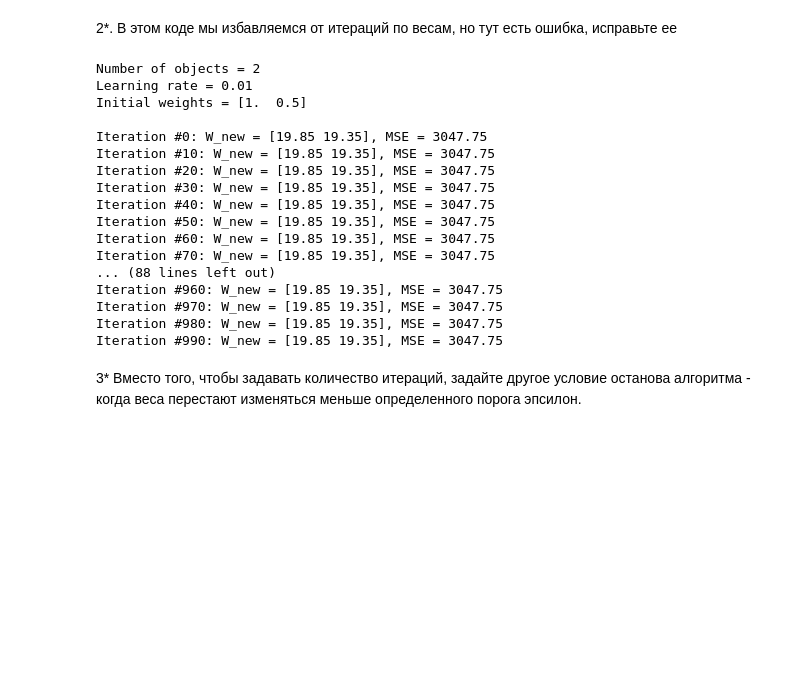
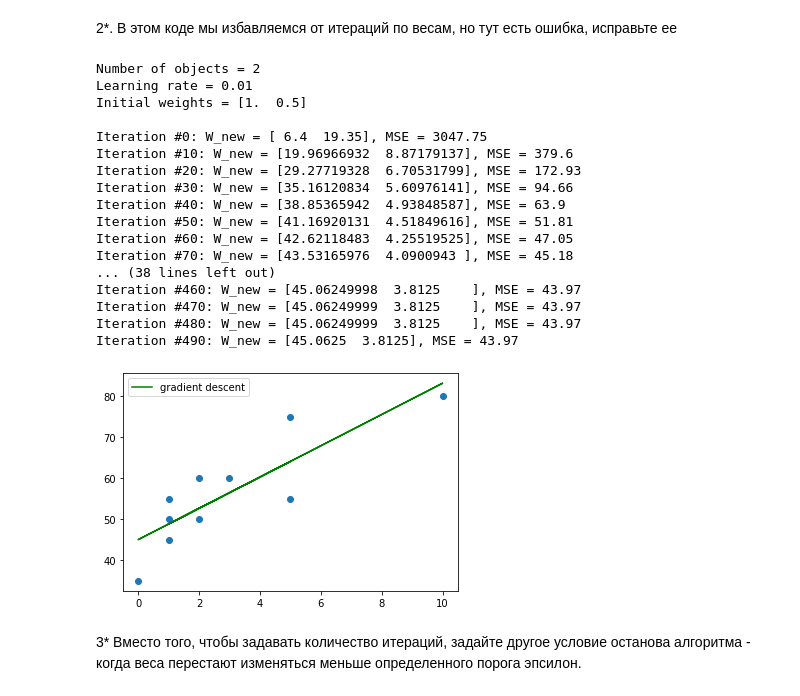
Before and after one commit to AndreiBazhenau/gb, a Jupyter notebook: algorithms_analysis/hw_1.ipynb, the cells around one changed output. Saved outputs shown, nothing was run; the diff lists cells and outputs as text; code cells hidden in the pictures; blank space fills up the shorter version.

```diff
--- a/algorithms_analysis/hw_1.ipynb
+++ b/algorithms_analysis/hw_1.ipynb
@@ -76,8 +81,8 @@ Text(0, 0.5, 'MSE')
 # %%
 n = X.shape[1]
 
-eta = 0.01
-n_iter = 1000
+eta = 1e-2
+n_iter = 500
 
 W = np.array([1, 0.5])
 print(f'Number of objects = {n} \
@@ -93,7 +98,7 @@ for i in range(n_iter):
 #     if i % 10 == 0:
 #         print(f'Iteration #{i}: W_new = {W}, MSE = {round(err,2)}')
     # ИЗМЕНЕНИЯ
-    W -= eta * (1/n * 2 * np.dot(X[:, 1], y_pred - y))
+    W -= eta * (1/n * 2 * np.dot(X.T, y_pred - y))
     if i % 10 == 0:
         print(f'Iteration #{i}: W_new = {W}, MSE = {round(err,2)}')
 # %% [output]
@@ -101,18 +106,26 @@ Number of objects = 2
 Learning rate = 0.01
 Initial weights = [1.  0.5]
 
-Iteration #0: W_new = [19.85 19.35], MSE = 3047.75
-Iteration #10: W_new = [19.85 19.35], MSE = 3047.75
-Iteration #20: W_new = [19.85 19.35], MSE = 3047.75
-Iteration #30: W_new = [19.85 19.35], MSE = 3047.75
-Iteration #40: W_new = [19.85 19.35], MSE = 3047.75
-Iteration #50: W_new = [19.85 19.35], MSE = 3047.75
-Iteration #60: W_new = [19.85 19.35], MSE = 3047.75
-Iteration #70: W_new = [19.85 19.35], MSE = 3047.75
-... (88 lines left out)
-Iteration #960: W_new = [19.85 19.35], MSE = 3047.75
-Iteration #970: W_new = [19.85 19.35], MSE = 3047.75
-Iteration #980: W_new = [19.85 19.35], MSE = 3047.75
-Iteration #990: W_new = [19.85 19.35], MSE = 3047.75
+Iteration #0: W_new = [ 6.4  19.35], MSE = 3047.75
+Iteration #10: W_new = [19.96966932  8.87179137], MSE = 379.6
+Iteration #20: W_new = [29.27719328  6.70531799], MSE = 172.93
+Iteration #30: W_new = [35.16120834  5.60976141], MSE = 94.66
+Iteration #40: W_new = [38.85365942  4.93848587], MSE = 63.9
+Iteration #50: W_new = [41.16920131  4.51849616], MSE = 51.81
+Iteration #60: W_new = [42.62118483  4.25519525], MSE = 47.05
+Iteration #70: W_new = [43.53165976  4.0900943 ], MSE = 45.18
+... (38 lines left out)
+Iteration #460: W_new = [45.06249998  3.8125    ], MSE = 43.97
+Iteration #470: W_new = [45.06249999  3.8125    ], MSE = 43.97
+Iteration #480: W_new = [45.06249999  3.8125    ], MSE = 43.97
+Iteration #490: W_new = [45.0625  3.8125], MSE = 43.97
+# %%
+y_pred_grad = X @ W
+plt.scatter(X[:, 1], y)
+plt.plot(X[:, 1], y_pred_grad, label='gradient descent', c='g')
+plt.legend()
+plt.show()
+# %% [output]
+[figure, added]
 # %% [markdown]
 3* Вместо того, чтобы задавать количество итераций, задайте другое условие останова алгоритма - когда веса перестают изменяться меньше определенного порога эпсилон.
```
Also changed, not shown: parts of 3 cells of this notebook.
